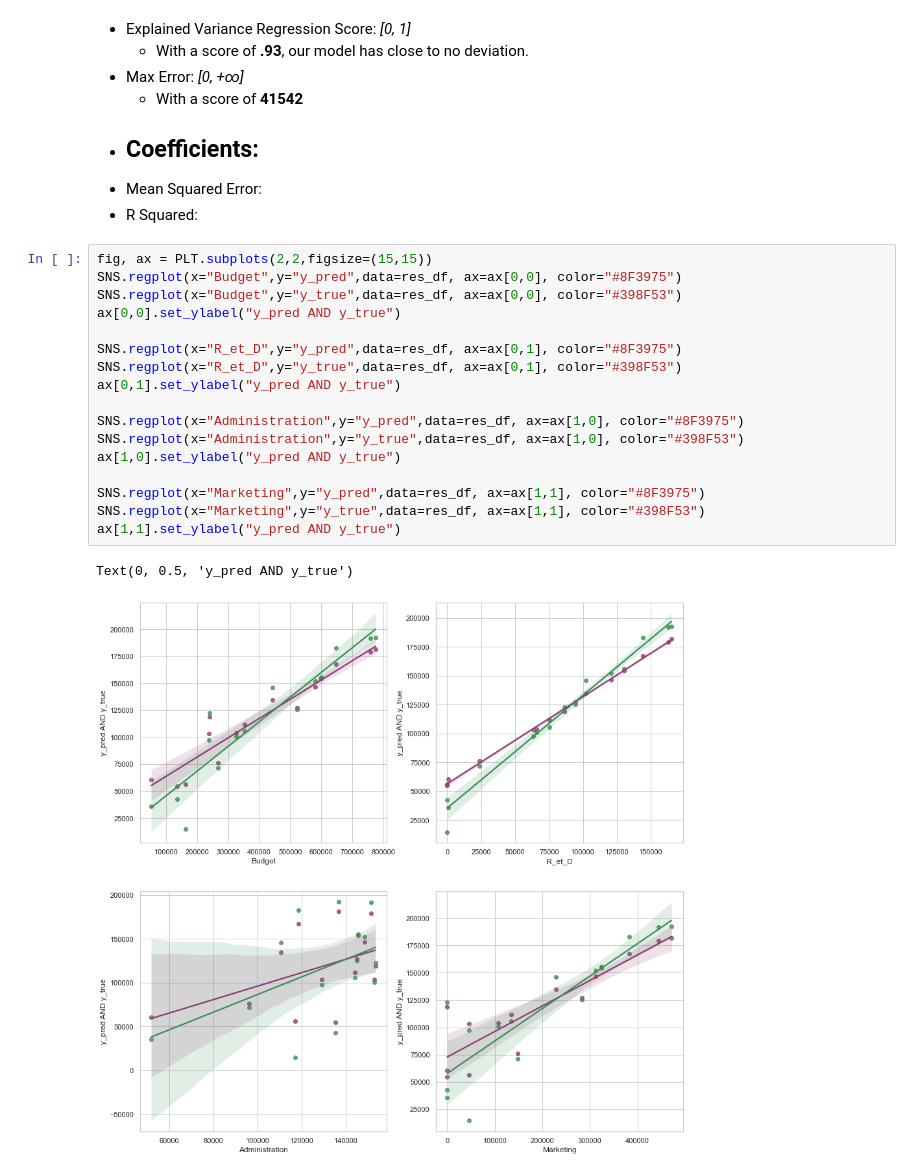
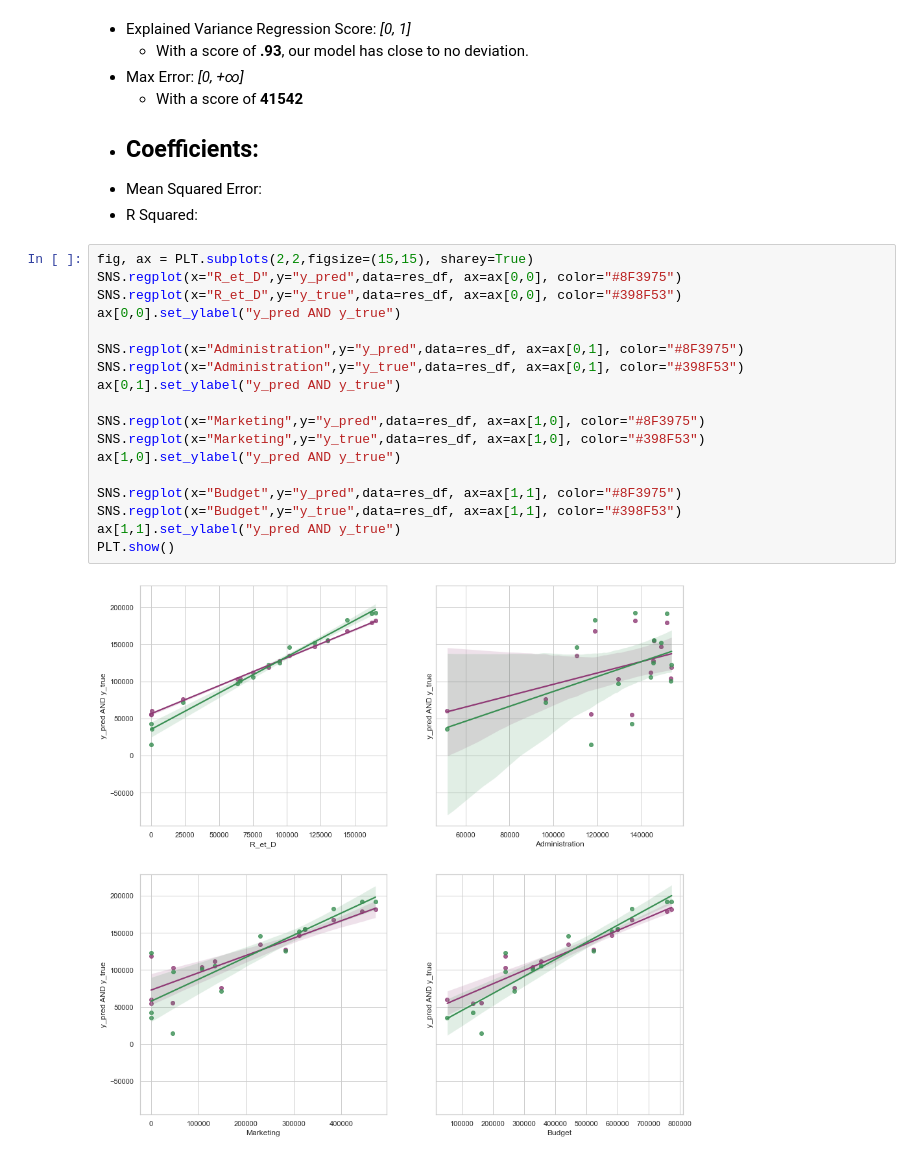
Before and after one commit to LeBonThib/SIMPLON_BPI_EDA, a Jupyter notebook: Linear_Regression.ipynb, the cells around one changed output. Drawn from its saved outputs; the diff is of its cells as text.

```diff
--- a/Linear_Regression.ipynb
+++ b/Linear_Regression.ipynb
@@ -192,22 +199,22 @@ R Squared: 0.93
 - Mean Squared Error:
 - R Squared:
 # %%
-fig, ax = PLT.subplots(2,2,figsize=(15,15))
-SNS.regplot(x="Budget",y="y_pred",data=res_df, ax=ax[0,0], color="#8F3975")
-SNS.regplot(x="Budget",y="y_true",data=res_df, ax=ax[0,0], color="#398F53")
+fig, ax = PLT.subplots(2,2,figsize=(15,15), sharey=True)
+SNS.regplot(x="R_et_D",y="y_pred",data=res_df, ax=ax[0,0], color="#8F3975")
+SNS.regplot(x="R_et_D",y="y_true",data=res_df, ax=ax[0,0], color="#398F53")
 ax[0,0].set_ylabel("y_pred AND y_true")
 
-SNS.regplot(x="R_et_D",y="y_pred",data=res_df, ax=ax[0,1], color="#8F3975")
-SNS.regplot(x="R_et_D",y="y_true",data=res_df, ax=ax[0,1], color="#398F53")
+SNS.regplot(x="Administration",y="y_pred",data=res_df, ax=ax[0,1], color="#8F3975")
+SNS.regplot(x="Administration",y="y_true",data=res_df, ax=ax[0,1], color="#398F53")
 ax[0,1].set_ylabel("y_pred AND y_true")
 
-SNS.regplot(x="Administration",y="y_pred",data=res_df, ax=ax[1,0], color="#8F3975")
-SNS.regplot(x="Administration",y="y_true",data=res_df, ax=ax[1,0], color="#398F53")
+SNS.regplot(x="Marketing",y="y_pred",data=res_df, ax=ax[1,0], color="#8F3975")
+SNS.regplot(x="Marketing",y="y_true",data=res_df, ax=ax[1,0], color="#398F53")
 ax[1,0].set_ylabel("y_pred AND y_true")
 
-SNS.regplot(x="Marketing",y="y_pred",data=res_df, ax=ax[1,1], color="#8F3975")
-SNS.regplot(x="Marketing",y="y_true",data=res_df, ax=ax[1,1], color="#398F53")
+SNS.regplot(x="Budget",y="y_pred",data=res_df, ax=ax[1,1], color="#8F3975")
+SNS.regplot(x="Budget",y="y_true",data=res_df, ax=ax[1,1], color="#398F53")
 ax[1,1].set_ylabel("y_pred AND y_true")
+PLT.show()
 # %% [output]
-Text(0, 0.5, 'y_pred AND y_true')
-[figure, old version]
+[figure, new version]
```
Also changed, not shown: parts of 17 cells of this notebook, 1 other file.
